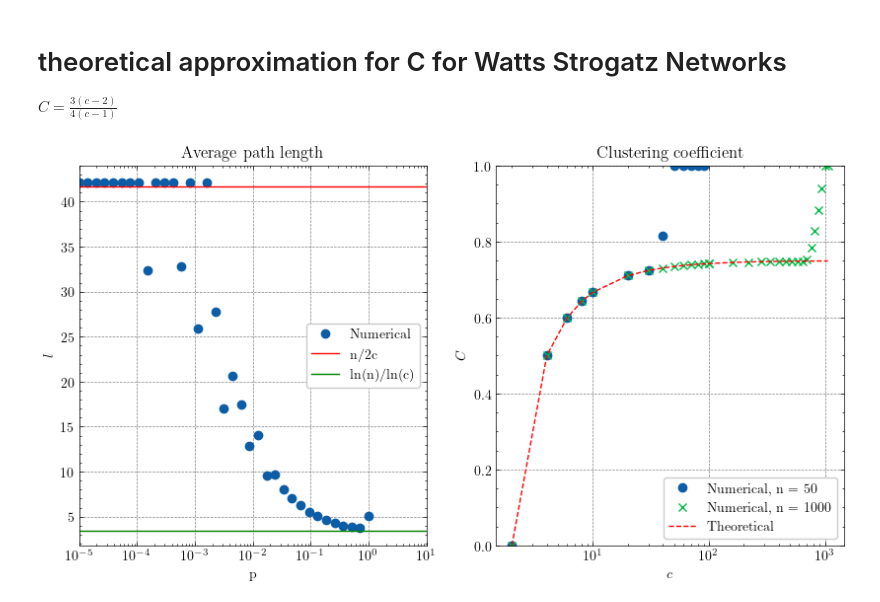
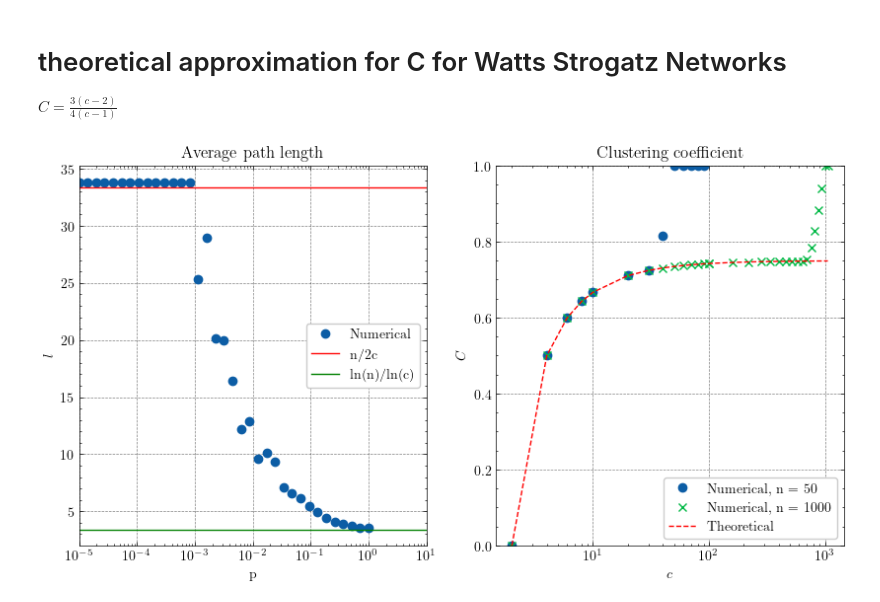
Before and after one commit to FelixWaldschock/Chalmers_FFR120_Simulation_Of_Complex_System, a Jupyter notebook: HW_03/Exercise_12-5.ipynb, the cells around one changed output. Saved outputs shown, nothing was run; the diff lists cells and outputs as text; code cells hidden in the pictures.

```diff
--- a/HW_03/Exercise_12-5.ipynb
+++ b/HW_03/Exercise_12-5.ipynb
@@ -36,7 +36,7 @@ def generateWattsStrogatz(n,p,c):
 
                     # find a node k, that is not connected to i
                     k = np.random.randint(0,n)
-                    while A[i,k] == 1:
+                    while A[i,k] == 1 or k == i:
                         k = np.random.randint(0,n)
 
                     # create the new edge
@@ -176,9 +176,12 @@ def getClusteringCoefficientTheoretical(c):
     return (3*(c-2)/(4*(c-1)))
 # %%
 # parameters
-n = 500
+n = 400
 c = 6
 p = np.logspace(-5, 0, 35)
+
+# last p -.00001
+p[-1] = p[-1] - 0.001
 # %%
 # init the arrays to store network
 A_ = np.zeros((n,n, len(p)))
@@ -264,6 +267,8 @@ cs_2 = np.load(folder+"cs_2.npy")
 # left average length, right clustering coefficient
 
 fig, ax = plt.subplots(1,2, figsize=(10,5))
+
+p[-1] = p[-1] + 0.001
 
 # clear the plots
 ax[0].cla()
@@ -271,31 +276,31 @@ ax[1].cla()
 
 # plot the numerical
 ax[0].semilogx(p, avg_path_length, 'o', label="Numerical")
 ax[0].set_xlabel("p")
 ax[0].set_ylabel("$l$")
 ax[0].set_title("Average path length")
 ax[0].set_xlim(10e-6, 10e0)
 
 # plot the boundaries at n/2c (eq. 12.6) and ln(n)/ln(c) (eq. 12.7) -> draw horizontal lines
 ax[0].axhline(n/(2*c), label="n/2c", color="red")
 ax[0].axhline(np.log(n)/np.log(c), label="ln(n)/ln(c)", color="green")
 ax[0].legend()
 
 # plot the numerical coefficients on the right
 ax[1].semilogx(cs_1, C_1[:], 'o', label="Numerical, n = {}".format(n_1))
 ax[1].semilogx(cs_2, C_2[:], 'x', label="Numerical, n = {}".format(n_2))
 
 # plot the theoretical coefficients on the right
 ax[1].semilogx(cs_2, getClusteringCoefficientTheoretical(cs_2), '--r', label="Theoretical")
 
 ax[1].set_xlabel("$c$")
 ax[1].set_ylabel("$C$")
 ax[1].set_title("Clustering coefficient")
 ax[1].set_ylim(0,1)
 
 # show legend
 ax[1].legend()
 
 plt.show()
 # %% [output]
-[figure, old version]
+[figure, new version]
```
Also changed, not shown: 3 other files.
